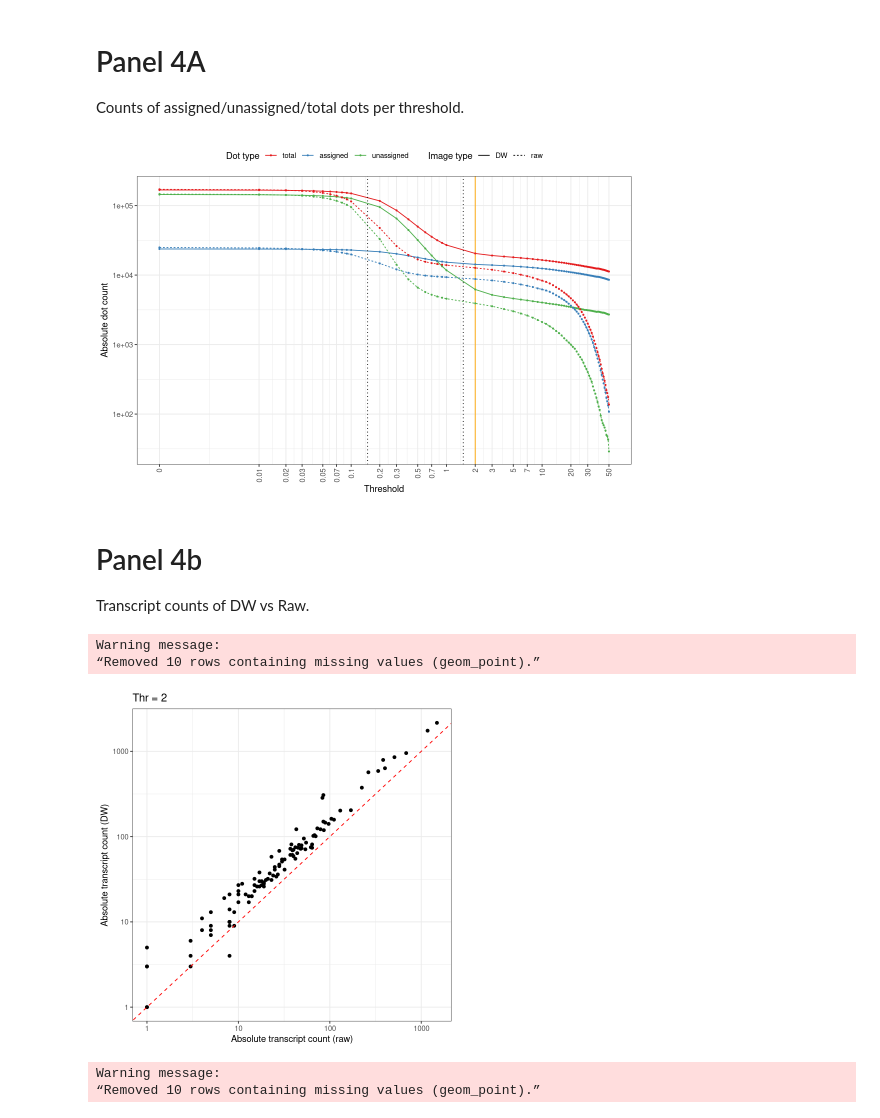
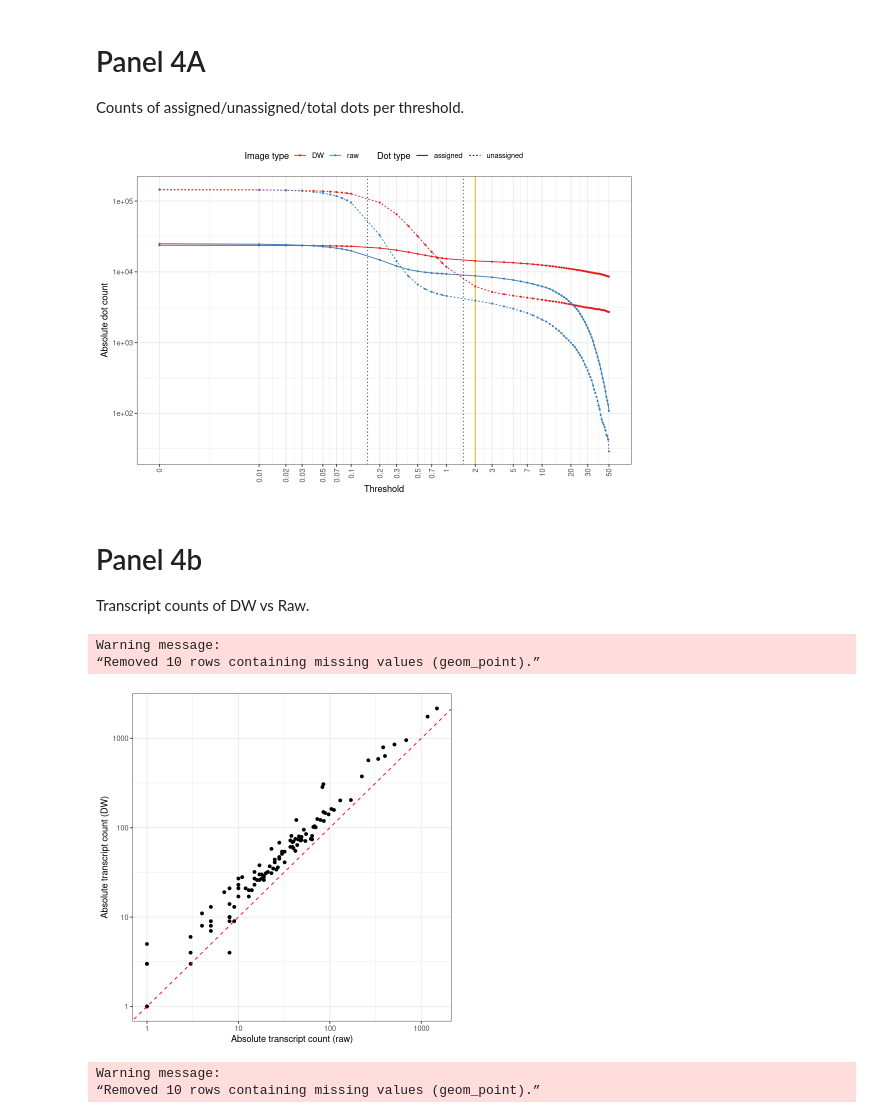
Before and after one commit to ggirelli/deconwolf-in-situ-transcriptomics, a Jupyter notebook: manuscript/1.0_panels-F4.ipynb, the cells around one changed output. Saved outputs shown, nothing was run; the diff lists cells and outputs as text; code cells hidden in the pictures.

```diff
--- a/manuscript/1.0_panels-F4.ipynb
+++ b/manuscript/1.0_panels-F4.ipynb
@@ -102,17 +103,17 @@ pdata[, variable := factor(variable, levels=c("total", "assigned", "unassigned")
 pdata["dw" == image_type, image_type := "DW"]
 # %%
 options(repr.plot.width=9, repr.plot.height=6)
-p = ggplot(pdata, aes(x=thr+.001, y=N, linetype=image_type, color=variable)) +
+p = ggplot(pdata[variable != "total"], aes(x=thr+.001, y=N, linetype=variable, color=image_type)) +
     geom_vline(xintercept=c(2), color="orange", linetype="solid") +
     geom_line() + geom_point(size=.5) +
     theme_bw() + scale_y_log10()  + scale_x_log10(breaks=x_breaks+.001, labels=x_breaks) +
     theme(axis.text.x=element_text(angle=90, hjust=1, vjust=.5), legend.position="top") +
-    scale_fill_grey() + labs(x="Threshold", y="Absolute dot count", linetype="Image type", color="Dot type") +
+    scale_fill_grey() + labs(x="Threshold", y="Absolute dot count", linetype="Dot type", color="Image type") +
     scale_color_brewer(palette="Set1") +
     geom_vline(xintercept=c(.15, 1.5), color="black", linetype="dotted")
 print(p)
 # %% [output]
-[figure, old version]
+[figure, new version]
 # %%
 ggsave(plot=p, file="panels/fig_4a.png", width=4, height=4)
 saveRDS(p, "panels_rds/fig_4a.rds")
@@ -124,12 +125,12 @@ options(repr.plot.width=6, repr.plot.height=6)
 p = ggplot(gene_counts[thr==2], aes(raw, dw)) + geom_point() +
     scale_x_log10() + scale_y_log10() + theme_bw() +
     geom_abline(slope=1, linetype="dashed", color="red") +
-    labs(x="Absolute transcript count (raw)", y="Absolute transcript count (DW)", title="Thr = 2")
+    labs(x="Absolute transcript count (raw)", y="Absolute transcript count (DW)")
 print(p)
 # %% [output]
 Warning message:
 “Removed 10 rows containing missing values (geom_point).”
-[figure, old version]
+[figure, new version]
 # %%
 ggsave(plot=p, file="panels/fig_4b.png", width=4, height=4)
 saveRDS(p, "panels_rds/fig_4b.rds")
```
Also changed, not shown: parts of 2 cells of this notebook, 21 other files.
